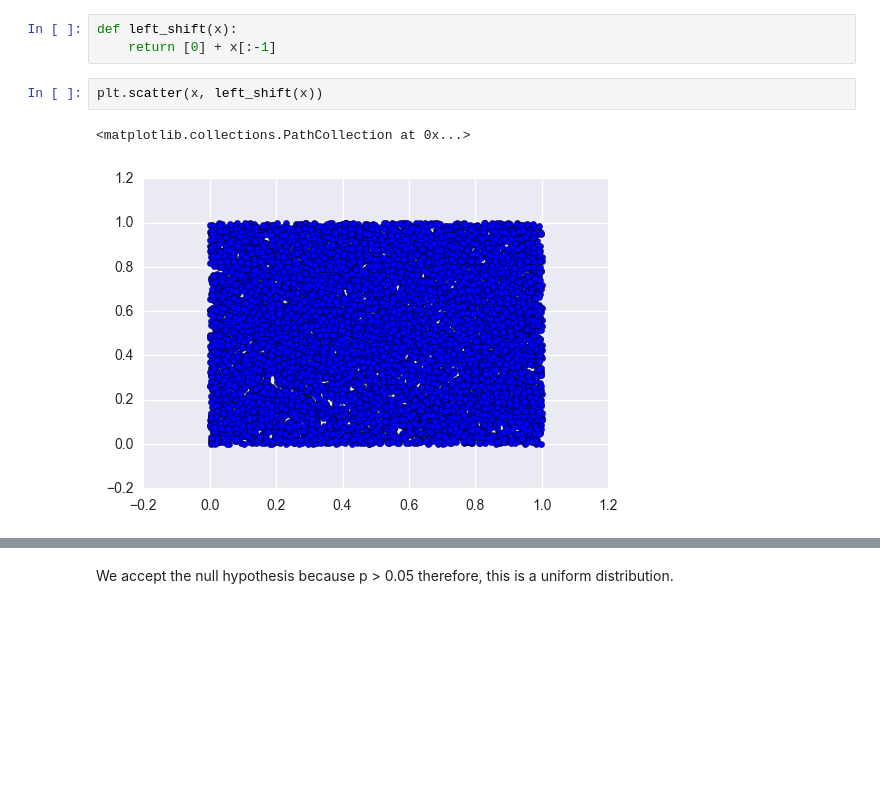
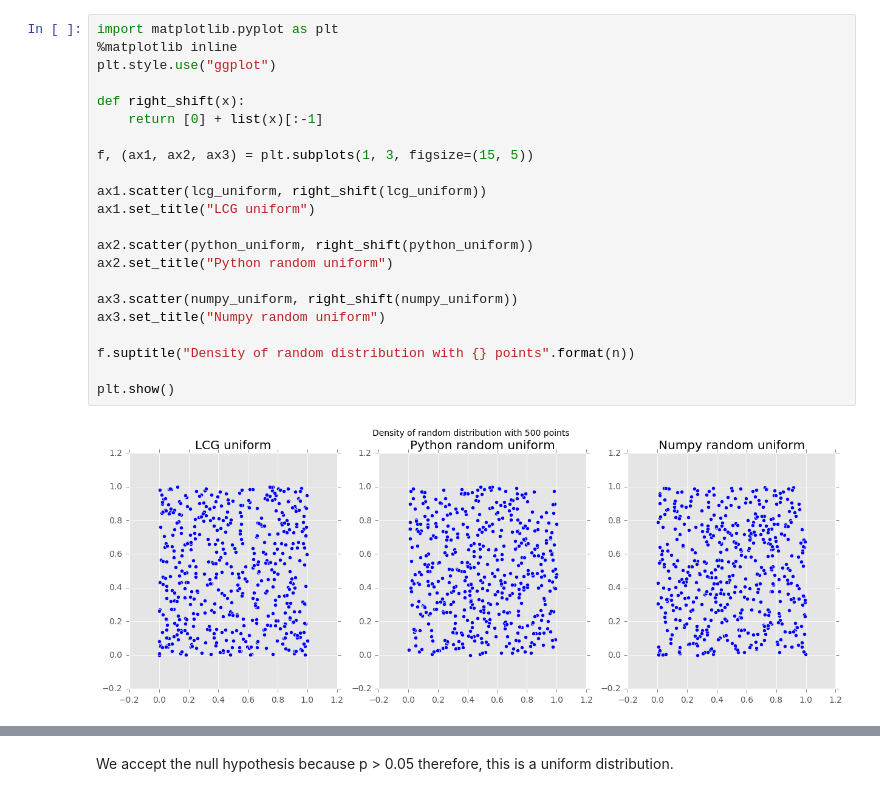
Before and after one commit to wohlert/mcmc-denoising, a Jupyter notebook: Exercise 1.ipynb, the cells around one changed output, grey strips where cells are left out. Drawn from its saved outputs; the diff is of its cells as text; blank space fills up the shorter version.

```diff
--- a/Exercise 1.ipynb
+++ b/Exercise 1.ipynb
@@ -88,9 +44,25 @@ plt.show()
-# %%
-def left_shift(x):
-    return [0] + x[:-1]
-# %%
-plt.scatter(x, left_shift(x))
-# %% [output]
-<matplotlib.collections.PathCollection at 0x...>
-[figure, removed]
+# %%
+import matplotlib.pyplot as plt
+%matplotlib inline
+plt.style.use("ggplot")
+
+def right_shift(x):
+    return [0] + list(x)[:-1]
+
+f, (ax1, ax2, ax3) = plt.subplots(1, 3, figsize=(15, 5))
+
+ax1.scatter(lcg_uniform, right_shift(lcg_uniform))
+ax1.set_title("LCG uniform")
+
+ax2.scatter(python_uniform, right_shift(python_uniform))
+ax2.set_title("Python random uniform")
+
+ax3.scatter(numpy_uniform, right_shift(numpy_uniform))
+ax3.set_title("Numpy random uniform")
+
+f.suptitle("Density of random distribution with {} points".format(n))
+
+plt.show()
+# %% [output]
+[figure, added]
 # %% [markdown]
```
Also changed, not shown: parts of 23 cells of this notebook, 1 other file.
